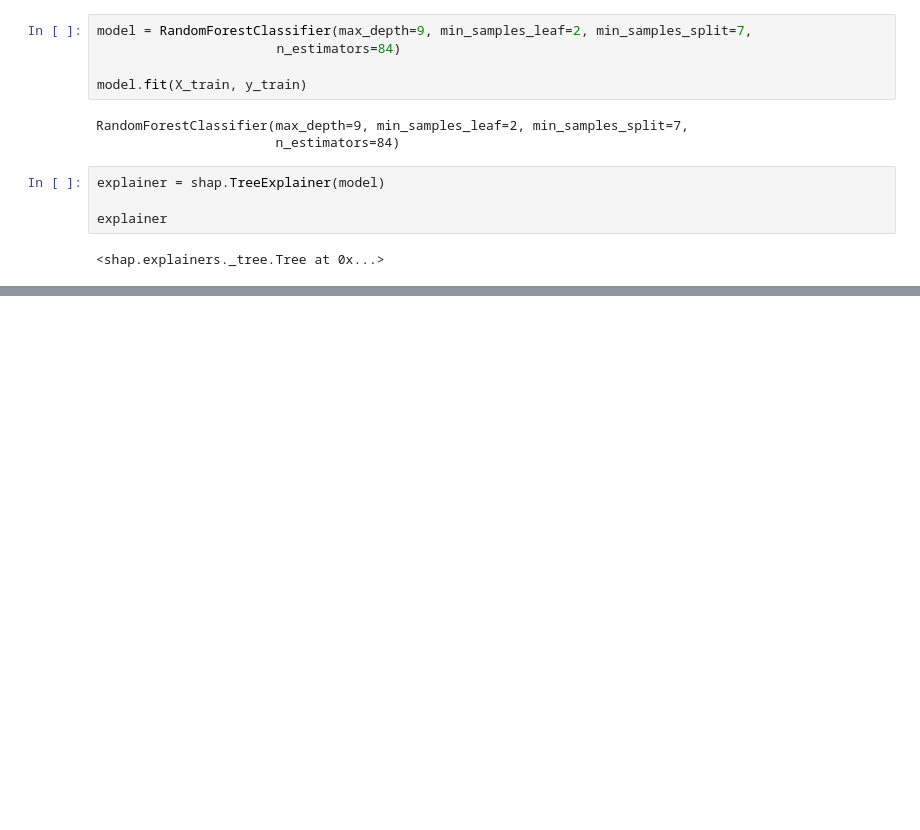
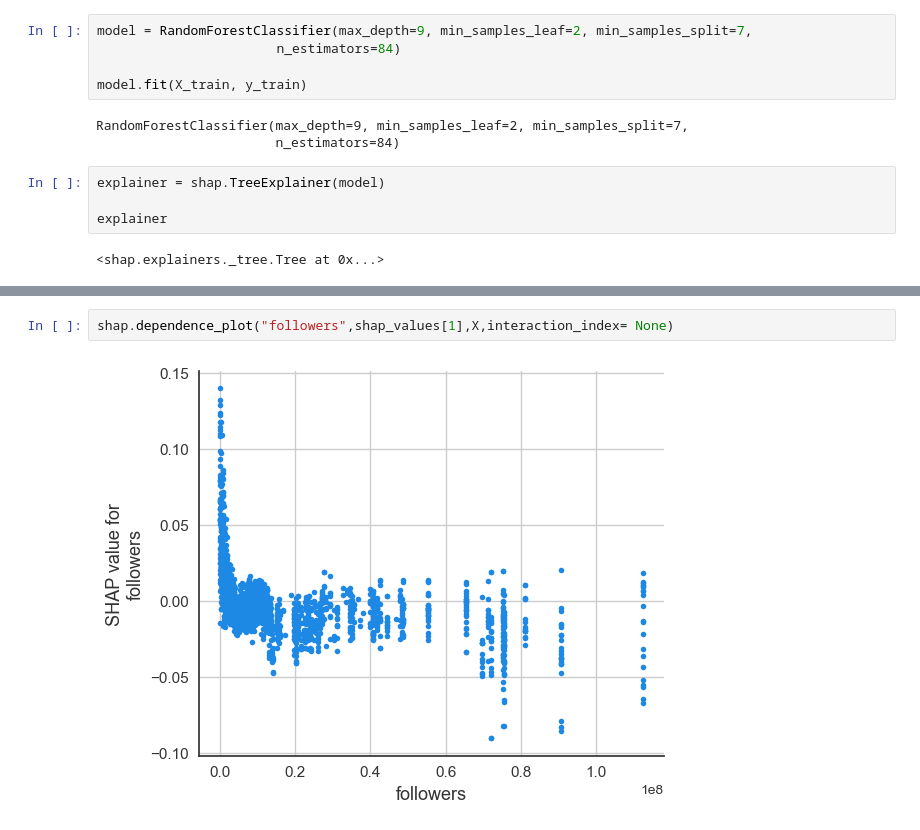
Before and after one commit to inouyewilliam/MLOps-Spotify-E2E-Project, a Jupyter notebook: Notebooks/MLflow_Pycaret.ipynb, the cells around one changed output, grey strips where cells are left out. Saved outputs shown, nothing was run; the diff lists cells and outputs as text; blank space fills up the shorter version.

```diff
--- a/Notebooks/MLflow_Pycaret.ipynb
+++ b/Notebooks/MLflow_Pycaret.ipynb
@@ -119,0 +127,4 @@ The aliases was originally deprecated in NumPy 1.20; for more details and guidan
+# %%
+shap.dependence_plot("followers",shap_values[1],X,interaction_index= None)
+# %% [output]
+[figure, added]
```
Also changed, not shown: parts of 13 cells of this notebook, 1 other file.
